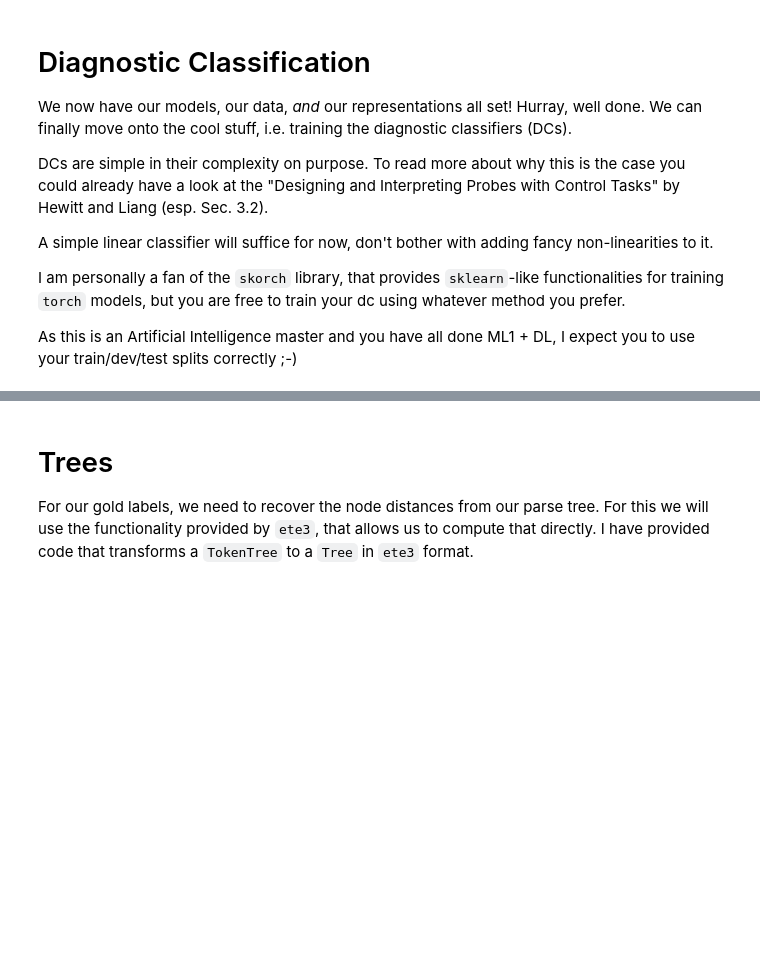
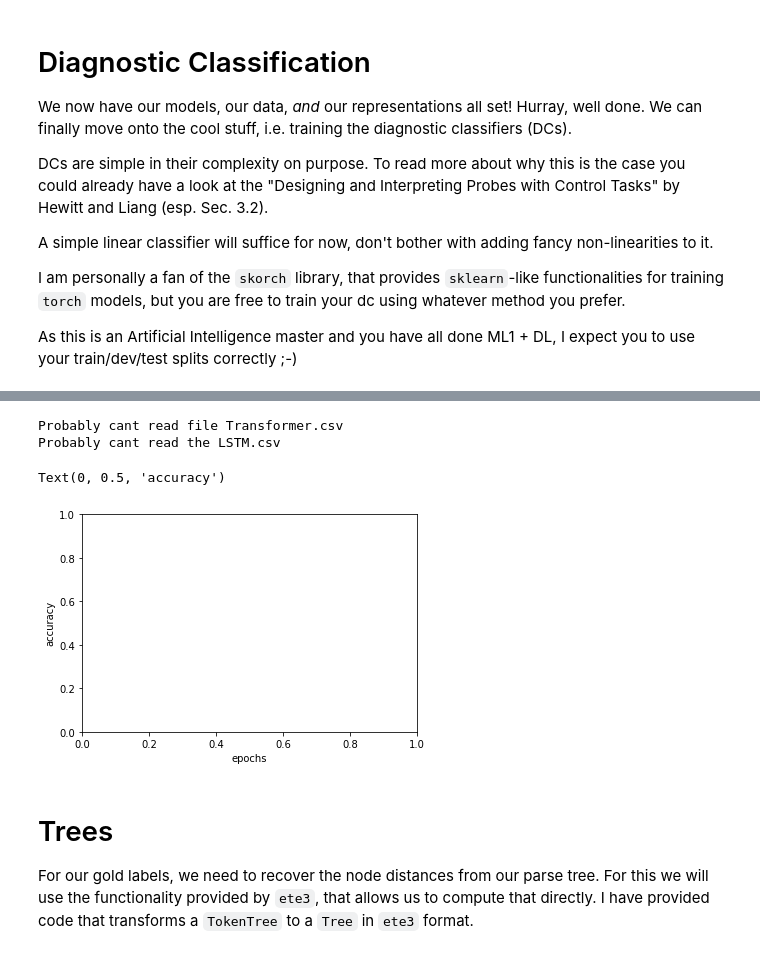
Before and after one commit to JMitnik/NLP-Posterior-Collapse-and-Probing, a Jupyter notebook: project2/probing_lms.ipynb, the cells around one changed output, grey strips where cells are left out. Drawn from its saved outputs; the diff is of its cells as text; code cells hidden in the pictures; blank space fills up the shorter version.

```diff
--- a/project2/probing_lms.ipynb
+++ b/project2/probing_lms.ipynb
@@ -382,0 +430,29 @@ net.fit(reshaped_train_X, reshaped_train_y)
+# %%
+import seaborn as sns
+import pandas as pd
+import matplotlib.pyplot as plt
+
+try:
+    trans_result_df = pd.read_csv('results/POS_probe/Transformer.csv')
+    trans_result_df = trans_result_df.rename(columns={'validation_accs':'Trans Val Accs', 'c_validation_accs':'Corr Trans Val Accs'})
+    ax1 = sns.lineplot(data=trans_result_df[['Trans Val Accs', 'Corr Trans Val Accs']], alpha=0.7)
+except:
+    print("Probably cant read file Transformer.csv")
+
+try:
+    lstm_result_df = pd.read_csv('results/POS_probe/LSTM.csv')
+    lstm_result_df = lstm_result_df.rename(columns={'validation_accs':'LSTM Val Accs', 'c_validation_accs':'Corr LSTM Val Accs'})
+    ax2 = sns.lineplot(data=lstm_result_df[['LSTM Val Accs', 'Corr LSTM Val Accs']], alpha=0.7)
+except:
+    print("Probably cant read the LSTM.csv")
+
+sns.set_palette(sns.color_palette("BuGn_r"))
+sns.set_palette(sns.light_palette("navy", reverse=True))
+
+plt.xlabel('epochs')
+plt.ylabel('accuracy')
+# %% [output]
+Probably cant read file Transformer.csv
+Probably cant read the LSTM.csv
+Text(0, 0.5, 'accuracy')
+[figure, added]
```
Also changed, not shown: parts of 46 cells of this notebook, 7 other files.
